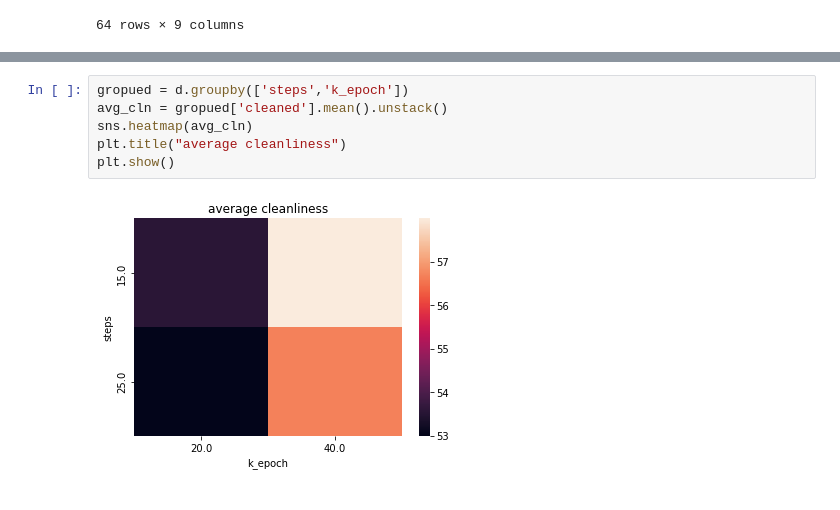
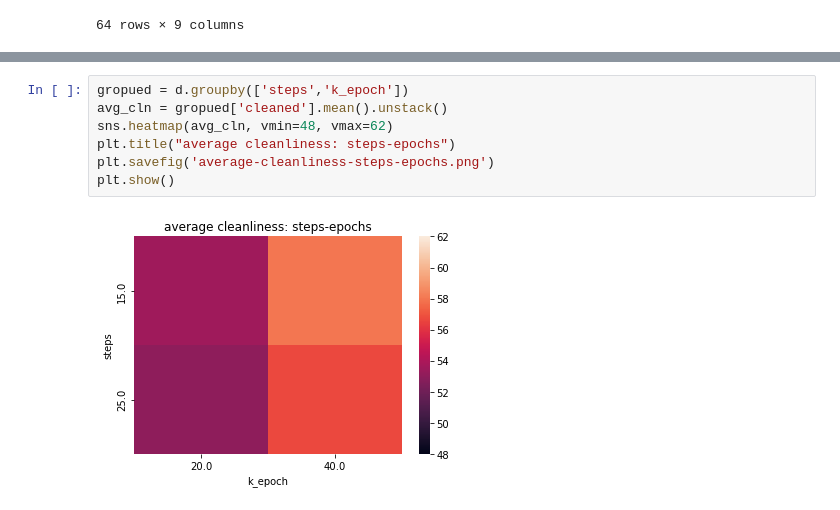
Before and after one commit to BartSlenders/Data-Intelligence-Challenge-1, a Jupyter notebook: Continuous-Simulations/ppo_results.ipynb, the cells around one changed output, grey strips where cells are left out. Saved outputs shown, nothing was run; the diff lists cells and outputs as text.

```diff
--- a/Continuous-Simulations/ppo_results.ipynb
+++ b/Continuous-Simulations/ppo_results.ipynb
@@ -122,8 +107,9 @@ d.sort_values(by='cleaned')
 # %%
 gropued = d.groupby(['steps','k_epoch'])
 avg_cln = gropued['cleaned'].mean().unstack()
-sns.heatmap(avg_cln)
-plt.title("average cleanliness")
+sns.heatmap(avg_cln, vmin=48, vmax=62)
+plt.title("average cleanliness: steps-epochs")
+plt.savefig('average-cleanliness-steps-epochs.png')
 plt.show()
 # %% [output]
-[figure, old version]
+[figure, new version]
```
Also changed, not shown: parts of 11 cells of this notebook.
